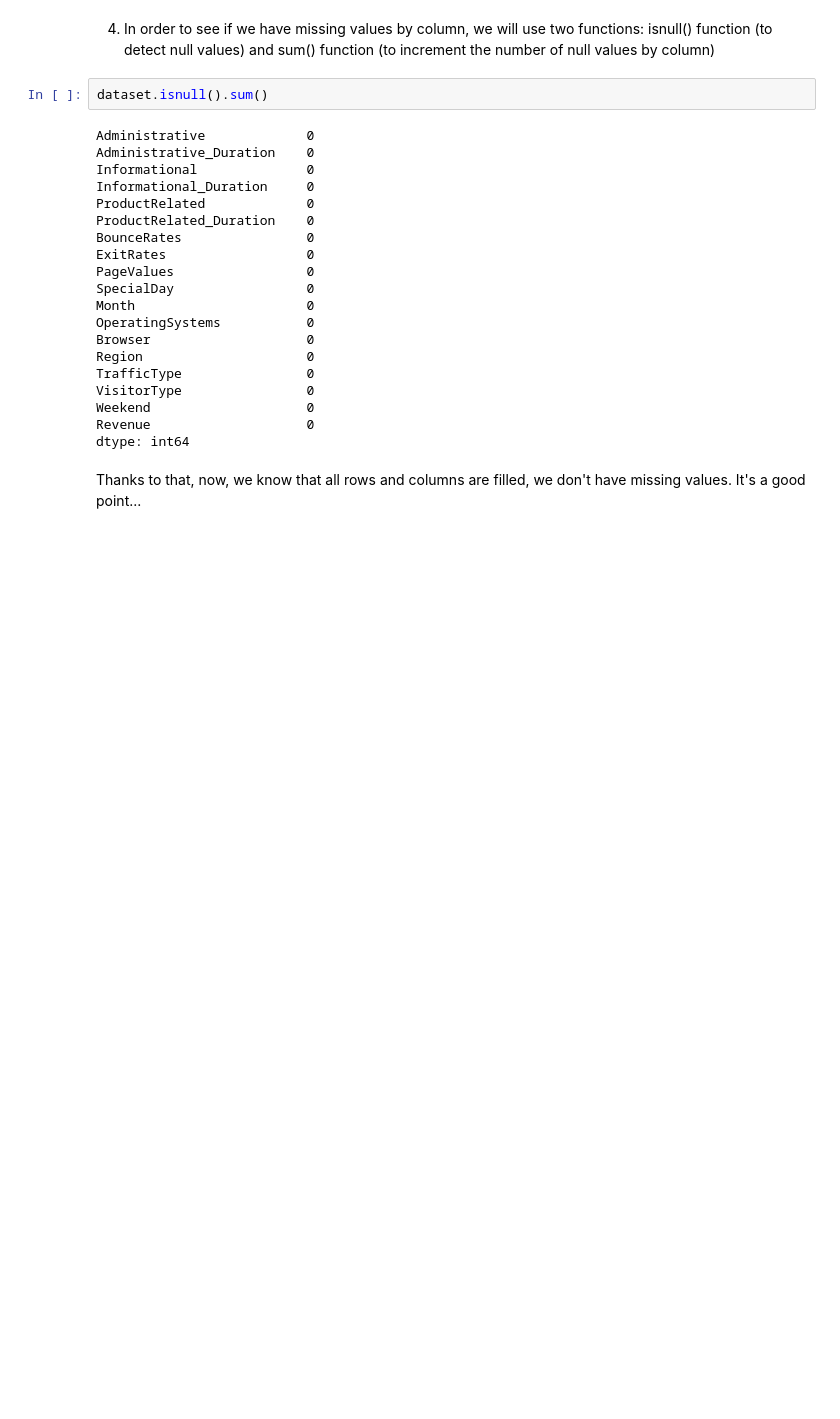
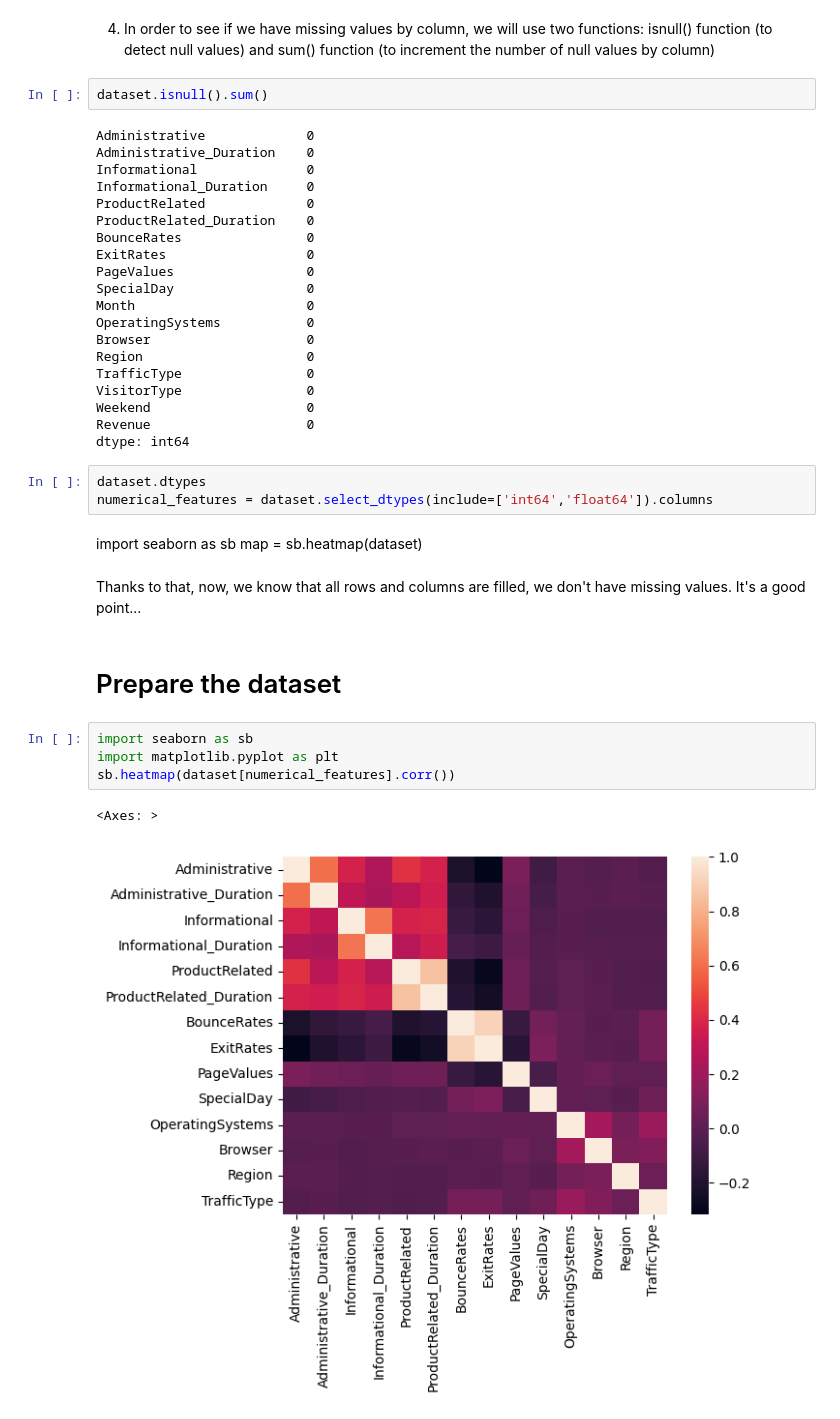
Before and after one commit to Saru99034/Python-Project-A4-DIA, a Jupyter notebook: Python Project Sarujan DENSON - Ahmed MAALOUL - Martin PUJOL.ipynb, the cells around one changed output. Drawn from its saved outputs; the diff is of its cells as text; blank space fills up the shorter version.

```diff
--- a/Python Project Sarujan DENSON - Ahmed MAALOUL - Martin PUJOL.ipynb
+++ b/Python Project Sarujan DENSON - Ahmed MAALOUL - Martin PUJOL.ipynb
@@ -87,5 +87,20 @@ VisitorType                0
 Weekend                    0
 Revenue                    0
 dtype: int64
+# %%
+dataset.dtypes
+numerical_features = dataset.select_dtypes(include=['int64','float64']).columns
+# %% [markdown]
+import seaborn as sb
+map = sb.heatmap(dataset)
 # %% [markdown]
 Thanks to that, now, we know that all rows and columns are filled, we don't have missing values. It's a good point...
+# %% [markdown]
+# Prepare the dataset
+# %%
+import seaborn as sb
+import matplotlib.pyplot as plt
+sb.heatmap(dataset[numerical_features].corr())
+# %% [output]
+<Axes: >
+[figure, added]
```
Also changed, not shown: parts of 12 cells of this notebook, 1 other file.
